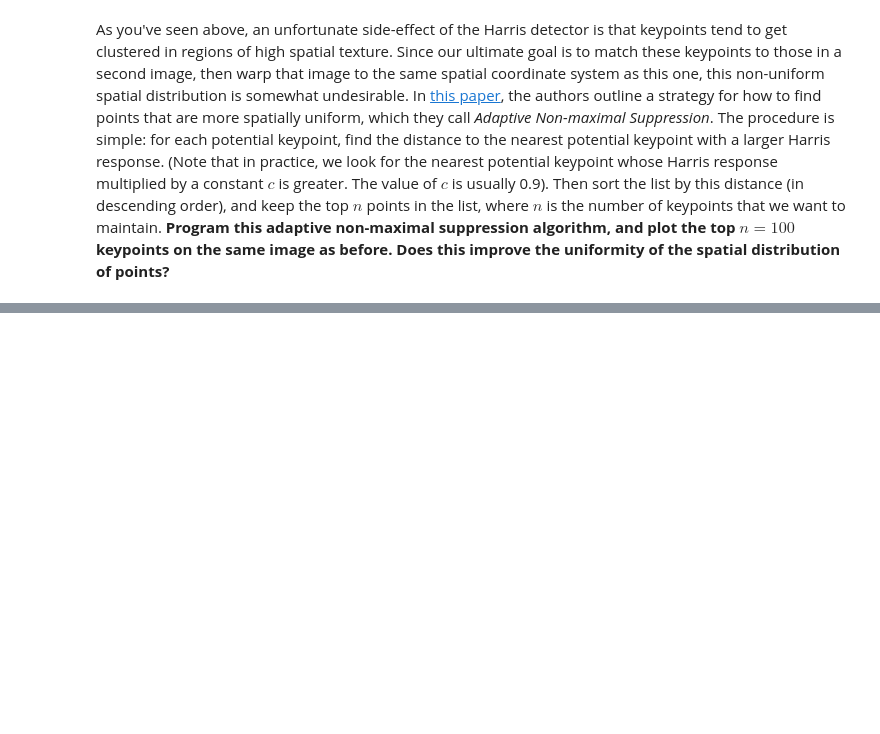
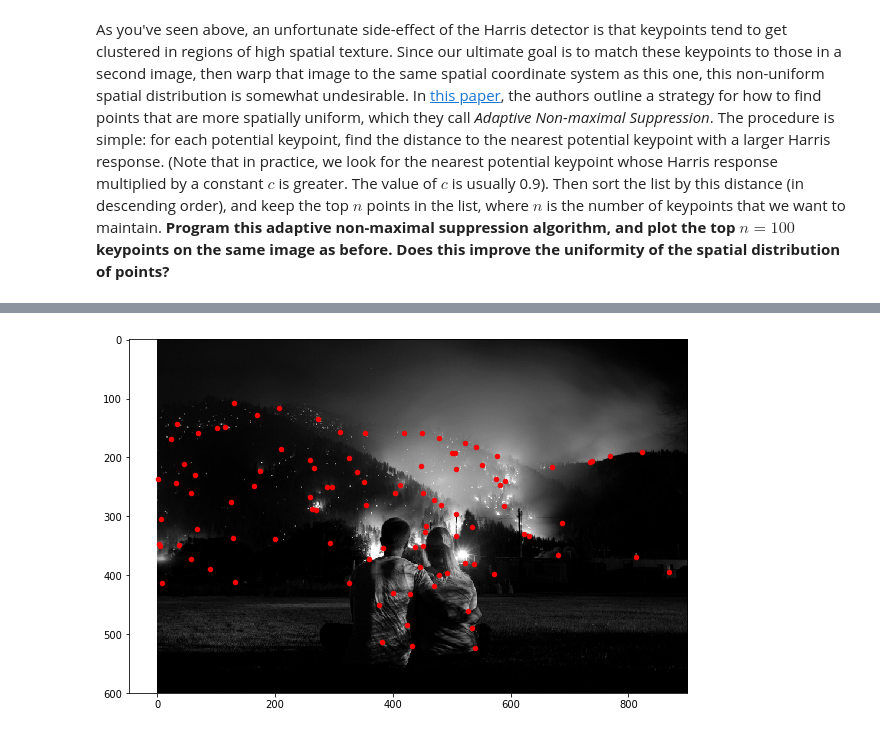
Before and after one commit to fbunt/190206_keypoint_detection, a Jupyter notebook: harris_corners.ipynb, the cells around one changed output, grey strips where cells are left out. Saved outputs shown, nothing was run; the diff lists cells and outputs as text; code cells hidden in the pictures; blank space fills up the shorter version.

```diff
--- a/harris_corners.ipynb
+++ b/harris_corners.ipynb
@@ -264,0 +285,9 @@ As you've seen above, an unfortunate side-effect of the Harris detector is that
+# %%
+Inat2 = plt.imread("BonnerFire.jpg").mean(axis=2)
+H = harris_response(Inat2)
+points = anms(H)
+imshow(Inat2, show=False)
+plt.scatter([pi[0] for pi in points], [pi[1] for pi in points], color='r', s=20)
+plt.show()
+# %% [output]
+[figure, added]
```
Also changed, not shown: parts of 10 cells of this notebook.
